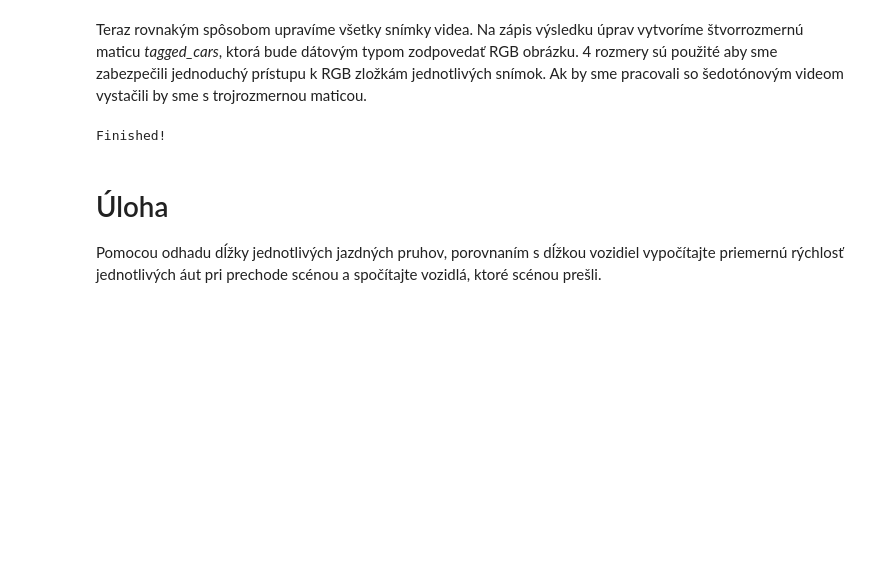
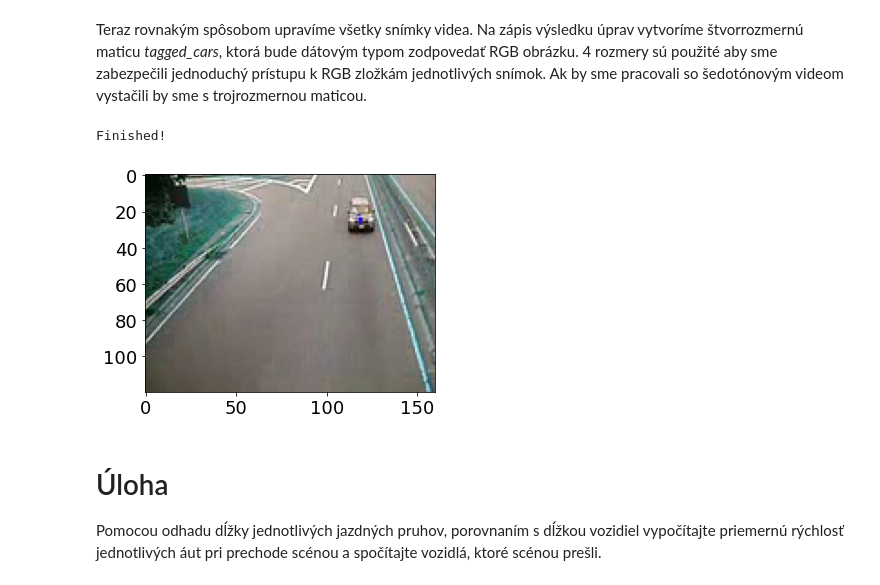
Before and after one commit to Miro001/computer-vision, a Jupyter notebook: 10. Hodnotenie videozáznamu.ipynb, the cells around one changed output. Saved outputs shown, nothing was run; the diff lists cells and outputs as text; code cells hidden in the pictures; blank space fills up the shorter version.

```diff
--- a/10. Hodnotenie videozáznamu.ipynb
+++ b/10. Hodnotenie videozáznamu.ipynb
@@ -13,10 +13,12 @@ import matplotlib.patches as patches
 from skimage import draw
 from IPython import display
 from skimage import morphology
+from IPython.display import Video
 from skimage.color import rgb2gray
-from skimage.measure import label, regionprops, regionprops_table
+from skimage.measure import label, regionprops
 
-plt.rc('font', **{'family' : 'DejaVu Sans', 'weight' : 'normal', 'size' : 18})
+plt.rc('font', **{'family' : 'DejaVu Sans', 'weight' : 'normal'})
+plt.rcParams['font.size'] = 18
 # %% [markdown]
 Statické kamery, ako v našom príklade, sú často využívané v bezpečnostných aplikáciách,
 pri detekcii pohybu v scéne a pod. Načítajte videozáznam a prehrajte ho.
@@ -212,6 +211,25 @@ video_capture.release()
 tagged_cars.release()
 # %% [output]
 Finished!
+# %%
+video_capture = cv2.VideoCapture('imgs/tagged_cars.avi')
+
+while video_capture.isOpened():
+    _, frame = video_capture.read()
+    if not frame is None:
+        plt.imshow(frame)
+        plt.draw()
+        display.clear_output(wait= True)
+        display.display(plt.gcf())
+        time.sleep(.01)
+    else:
+        plt.draw()
+        display.clear_output(wait= True)
+        display.display(plt.gcf())
+        time.sleep(.01)
+        break
+# %% [output]
+[figure, added]
 # %% [markdown]
 # Úloha
 
```
Also changed, not shown: parts of 3 cells of this notebook.
